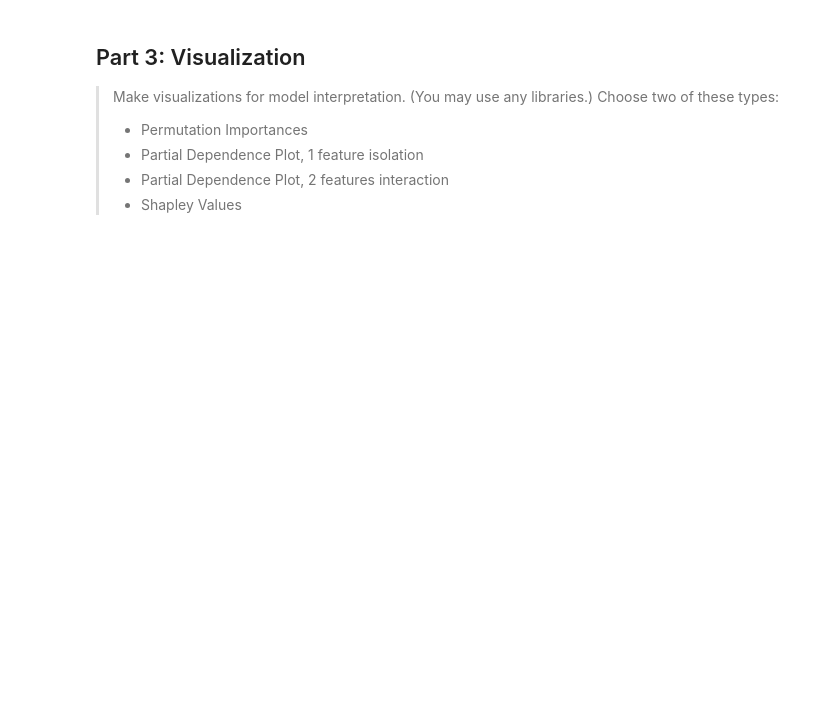
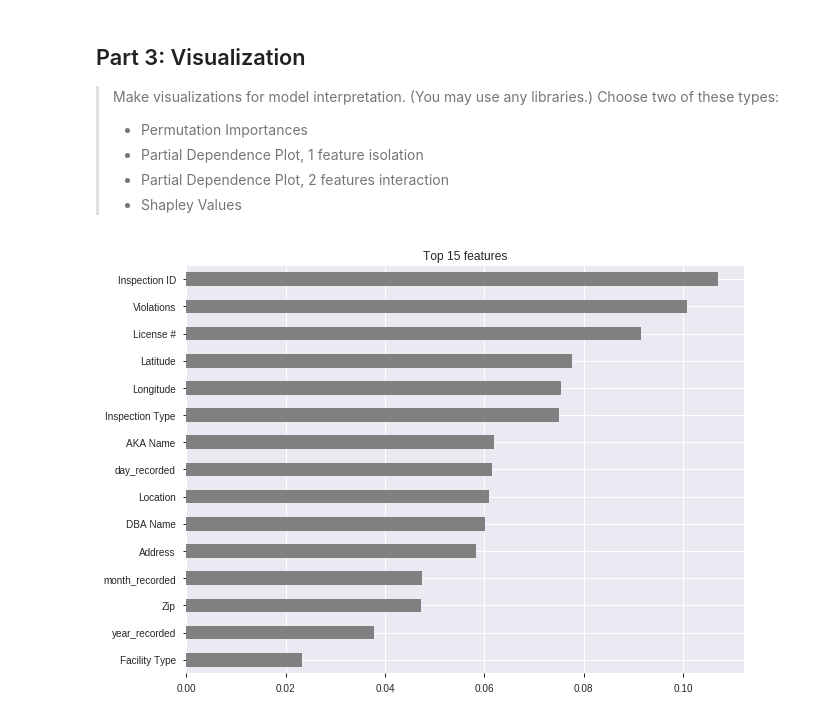
Before and after one commit to adamlutzz/DS-Unit-2-Applied-Modeling, a Jupyter notebook: DS_Sprint_Challenge_7.ipynb, the cells around one changed output. Drawn from its saved outputs; the diff is of its cells as text; code cells hidden in the pictures; blank space fills up the shorter version.

```diff
--- a/DS_Sprint_Challenge_7.ipynb
+++ b/DS_Sprint_Challenge_7.ipynb
@@ -74,0 +202,18 @@ _To earn a score of 3 for this part, make all four of these visualization types.
+# %%
+# imports for pipeline
+import category_encoders as ce
+from sklearn.impute import SimpleImputer
+from sklearn.metrics import accuracy_score
+from sklearn.pipeline import make_pipeline
+from sklearn.ensemble import RandomForestClassifier
+
+# Make pipeline!
+RF = make_pipeline(
+    ce.OrdinalEncoder(),
+    SimpleImputer(strategy='mean'),
+    RandomForestClassifier(random_state=11, n_jobs=-1)
+)
+# Fit on train, score on val
+RF.fit(X_train, y_train)
+y_pred = RF.predict(X_val)
+print('Validation Accuracy', accuracy_score(y_val, y_pred))
@@ -80,0 +287,13 @@ _To earn a score of 3 for this part, make all four of these visualization types.
+# %%
+# run on test
+# Make pipeline!
+hyper_RF = make_pipeline(
+    ce.OrdinalEncoder(),
+    SimpleImputer(strategy='mean'),
+    RandomForestClassifier(max_depth=10, max_features=0.3278342663656679,
+                           n_estimators=426, random_state=11, n_jobs=-1)
+)
+# Fit on train, score on val
+hyper_RF.fit(X_train, y_train)
+y_pred = hyper_RF.predict(X_val)
+print('Validation Accuracy', accuracy_score(y_val, y_pred))
@@ -87,3 +323,18 @@ _To earn a score of 3 for this part, make all four of these visualization types.
 > - Partial Dependence Plot, 1 feature isolation
 > - Partial Dependence Plot, 2 features interaction
 > - Shapley Values
+# %%
+# Get feature importances
+rand_f = RF.named_steps['randomforestclassifier']
+importances = pd.Series(rand_f.feature_importances_, X_train.columns)
+
+# Plot feature importances
+%matplotlib inline
+import matplotlib.pyplot as plt
+
+n = 15
+plt.figure(figsize=(10,n/2))
+plt.title(f'Top {n} features')
+importances.sort_values()[-n:].plot.barh(color='grey');
+# %% [output]
+[figure, added]
```
Also changed, not shown: parts of 34 cells of this notebook.
